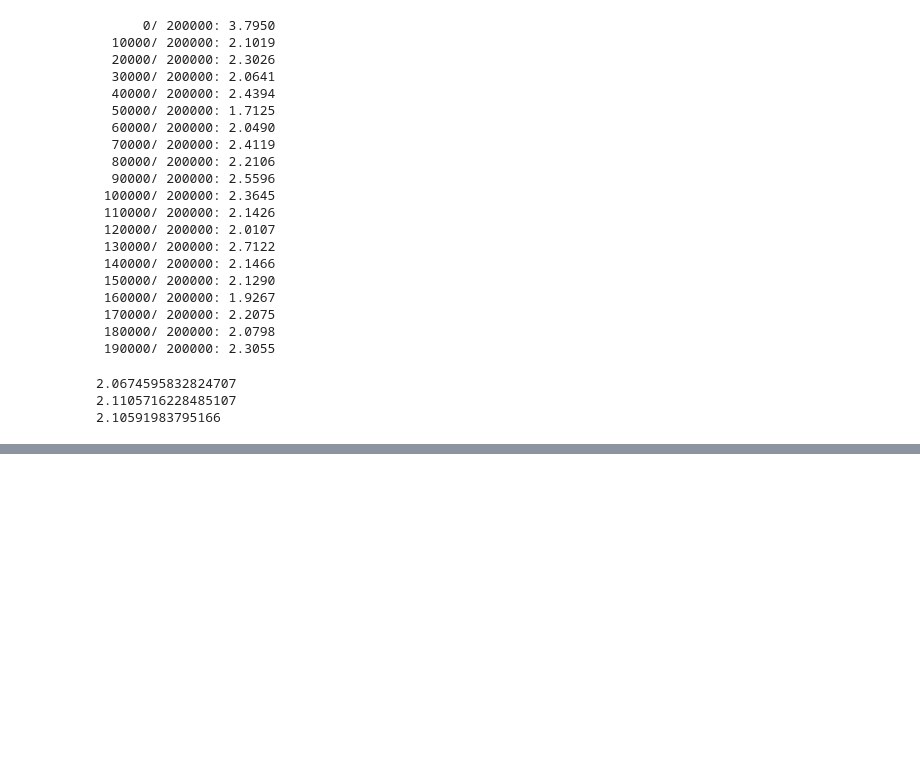
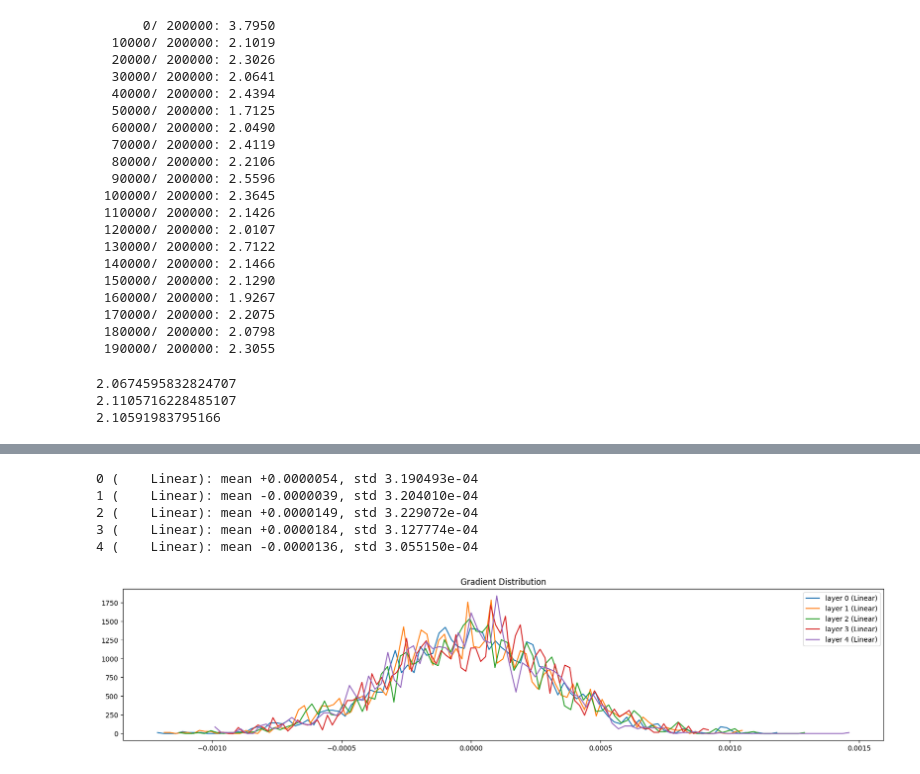
Before and after one commit to ArmyAntSEC/NeuralNets, a Jupyter notebook: makemore_from_scratch/build_makemore_mlp2.ipynb, the cells around one changed output, grey strips where cells are left out. Saved outputs shown, nothing was run; the diff lists cells and outputs as text; code cells hidden in the pictures; blank space fills up the shorter version.

```diff
--- a/makemore_from_scratch/build_makemore_mlp2.ipynb
+++ b/makemore_from_scratch/build_makemore_mlp2.ipynb
@@ -313,0 +453,19 @@ split_loss( 'test' )
+# %%
+plt.figure(figsize=(20,4))
+legends=[]
+for i,layer in enumerate(layers[:-1]):
+    if isinstance(layer,Linear):
+        t = layer.out.grad
+        print ( f'%d (%10s): mean %+.7f, std %e' % (i, layer.__class__.__name__, t.mean(), t.std()))
+        hy,hx = torch.histogram(t,density=True)
+        plt.plot(hx[:-1].detach(),hy.detach())
+        legends.append(f'layer {i} ({layer.__class__.__name__})')
+plt.legend(legends)
+plt.title('Gradient Distribution');
+# %% [output]
+0 (    Linear): mean +0.0000054, std 3.190493e-04
+1 (    Linear): mean -0.0000039, std 3.204010e-04
+2 (    Linear): mean +0.0000149, std 3.229072e-04
+3 (    Linear): mean +0.0000184, std 3.127774e-04
+4 (    Linear): mean -0.0000136, std 3.055150e-04
+[figure, added]
```
Also changed, not shown: parts of 3 cells of this notebook.
